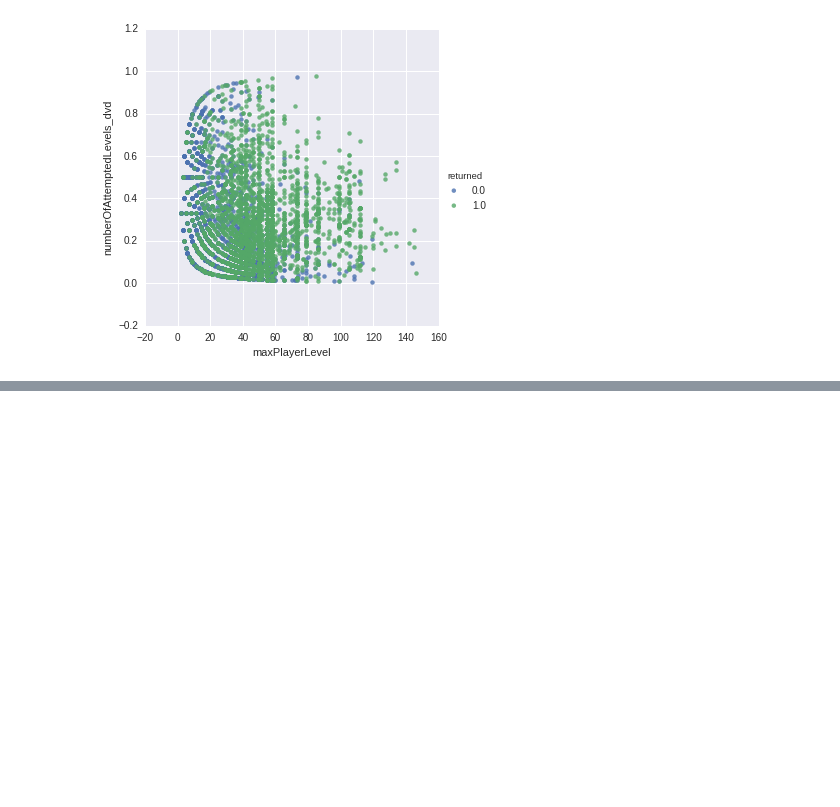
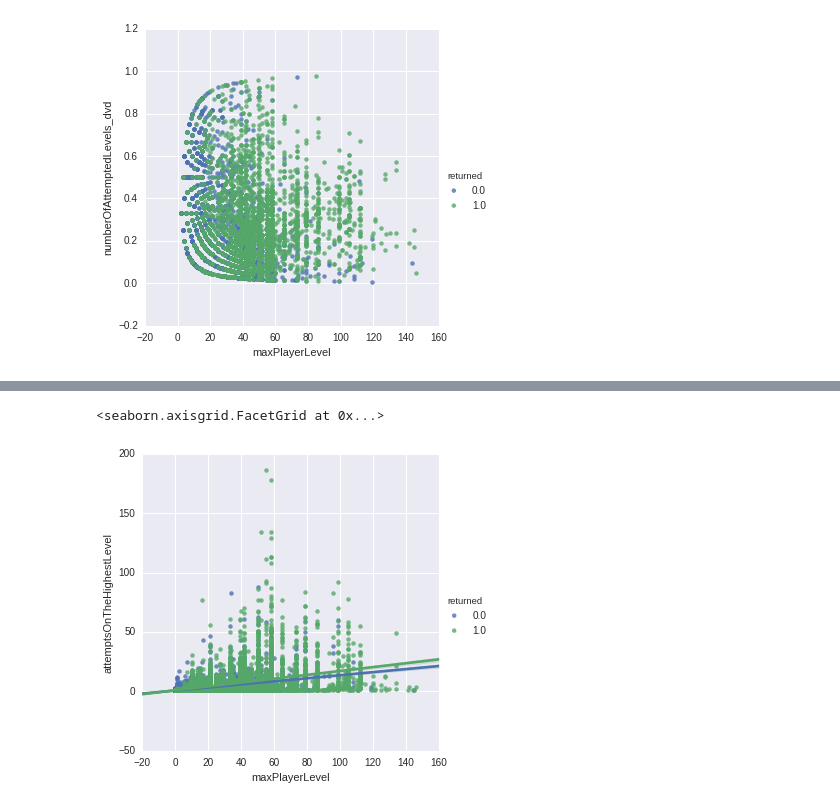
Before and after one commit to oneunreadmail/ragequit, a Jupyter notebook: playing_with_data.ipynb, the cells around one changed output, grey strips where cells are left out. Cells and saved outputs as stored; diff of their text form; code cells hidden in the pictures; blank space fills up the shorter version.

```diff
--- a/playing_with_data.ipynb
+++ b/playing_with_data.ipynb
@@ -183,0 +223,7 @@ ValueError: operands could not be broadcast together with shapes (180880,) (16,)
+# %%
+# нихуя не вижу
+
+sns.lmplot(x="maxPlayerLevel", y="attemptsOnTheHighestLevel", data=xytte, hue="returned", fit_reg=True)
+# %% [output]
+<seaborn.axisgrid.FacetGrid at 0x...>
+[figure, added]
```
Also changed, not shown: parts of 9 cells of this notebook, 6 other files.
